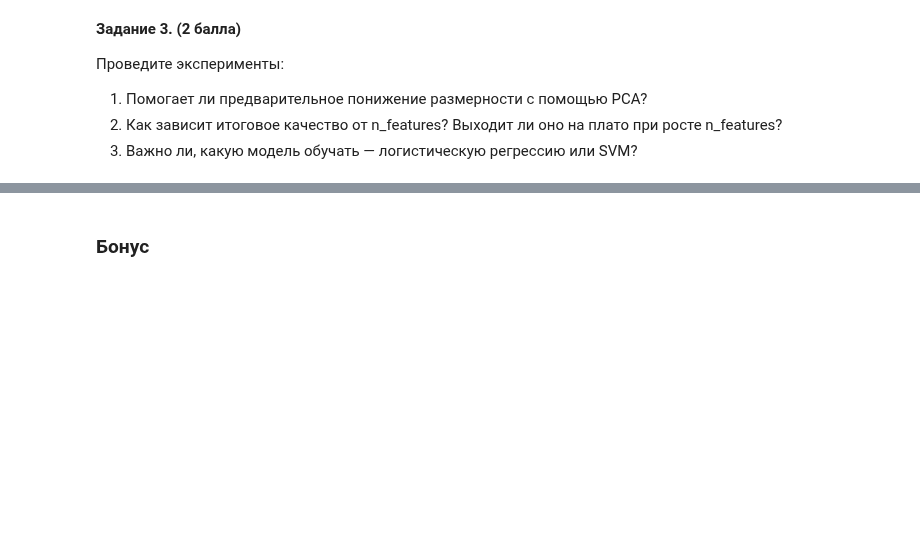
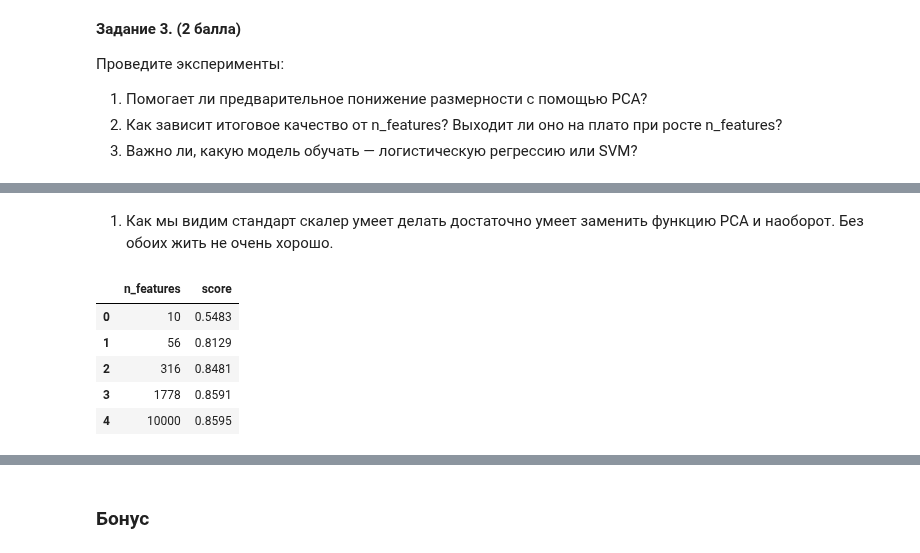
Before and after one commit to Panesher/Machine-Learning, a Jupyter notebook: ML/HW-8/homework-practice-08-random-features.ipynb, the cells around one changed output, grey strips where cells are left out. Saved outputs shown, nothing was run; the diff lists cells and outputs as text; code cells hidden in the pictures; blank space fills up the shorter version.

```diff
--- a/ML/HW-8/homework-practice-08-random-features.ipynb
+++ b/ML/HW-8/homework-practice-08-random-features.ipynb
@@ -307,3 +308,10 @@ __Задание 3. (2 балла)__
 1. Помогает ли предварительное понижение размерности с помощью PCA?
 2. Как зависит итоговое качество от n_features? Выходит ли оно на плато при росте n_features?
 3. Важно ли, какую модель обучать — логистическую регрессию или SVM?
+# %%
+def accuracy_for_pipeline(*args, **kwargs):
+    set_random_seed(997)
+    pipeline = RFFPipeline(*args, **kwargs)
+    pipeline.fit(x_train, y_train)
+    test_predict = pipeline.predict(x_test)
+    return accuracy_score(y_test, test_predict)
@@ -309,0 +366,2 @@ __Задание 3. (2 балла)__
+# %% [markdown]
+1. Как мы видим стандарт скалер умеет делать достаточно умеет заменить функцию PCA и наоборот. Без обоих жить не очень хорошо.
@@ -309,0 +370,15 @@ __Задание 3. (2 балла)__
+# %%
+CNT_N_FEATURES = 5
+
+df = pd.DataFrame({'n_features': np.logspace(1, 4, CNT_N_FEATURES).astype(int), 'score': [0] * CNT_N_FEATURES})
+for i, n_features in enumerate(df['n_features']):
+    df.loc[i, 'score'] = accuracy_for_pipeline(n_features=n_features)
+clear_output()
+df
+# %% [output]
+|  | n_features | score |
+| 0 | 10 | 0.5483 |
+| 1 | 56 | 0.8129 |
+| 2 | 316 | 0.8481 |
+| 3 | 1778 | 0.8591 |
+| 4 | 10000 | 0.8595 |
```
Also changed, not shown: parts of 28 cells of this notebook.
